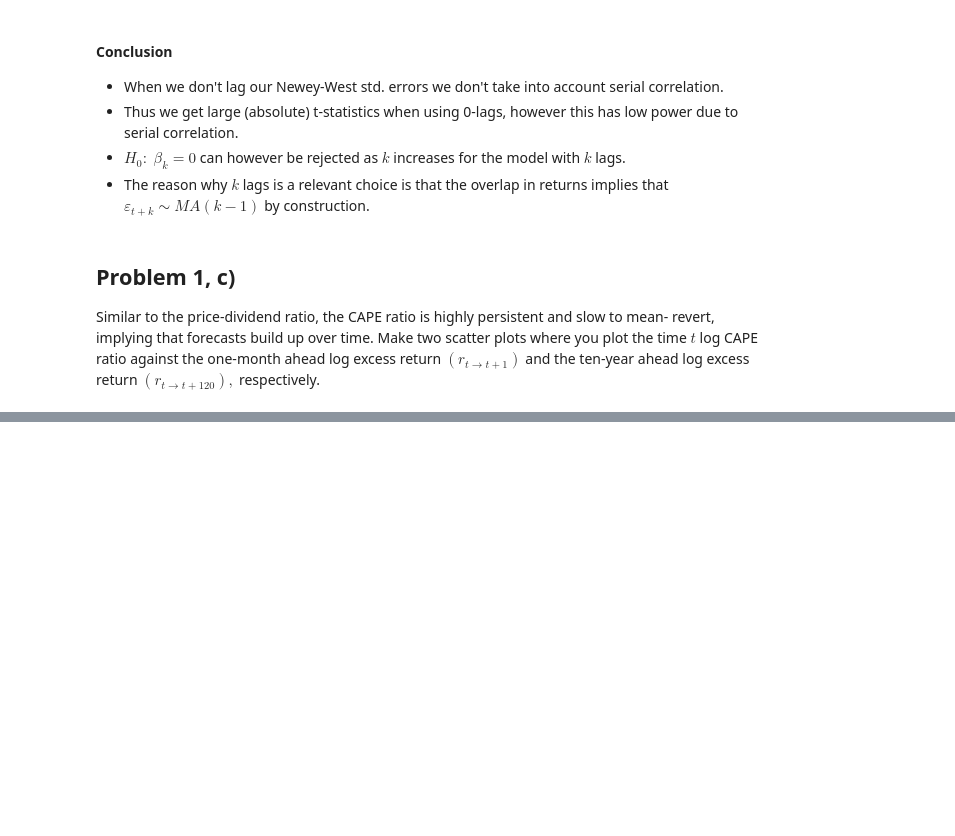
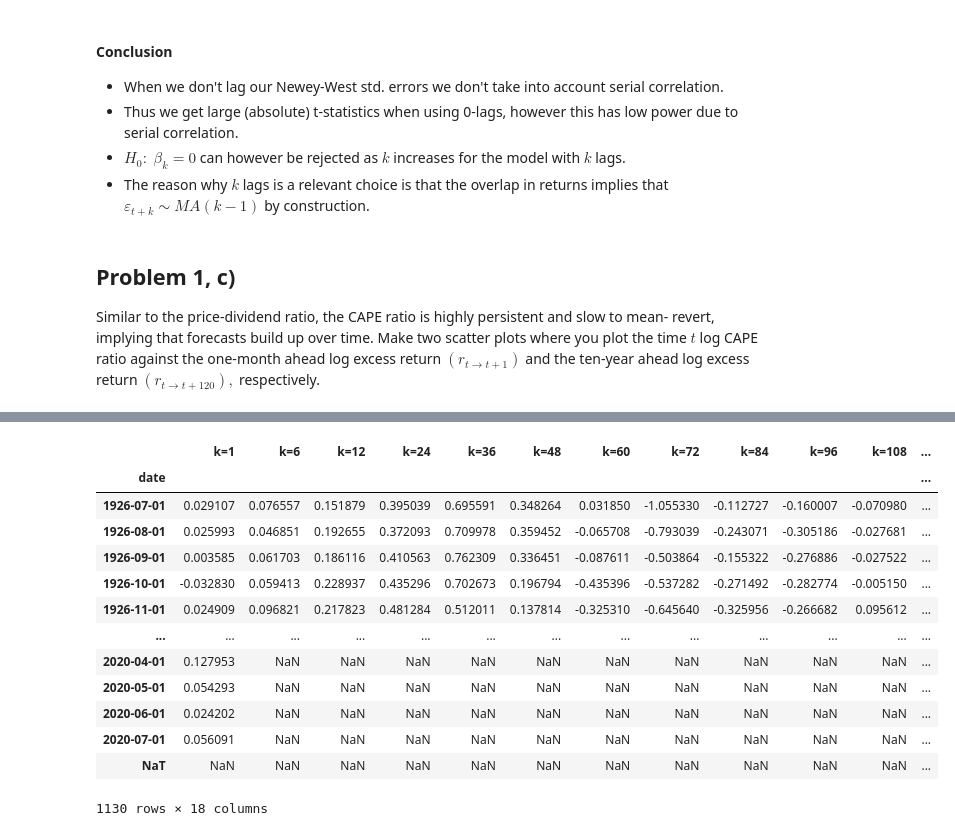
Before and after one commit to ismand95/QFE, a Jupyter notebook: Problem Set 2 - Time-Varying Risk Primea/My Solution/Problem Set 2 - Time-Varying Risk Premia.ipynb, the cells around one changed output, grey strips where cells are left out. Drawn from its saved outputs; the diff is of its cells as text; code cells hidden in the pictures; blank space fills up the shorter version.

```diff
--- a/Problem Set 2 - Time-Varying Risk Primea/My Solution/Problem Set 2 - Time-Varying Risk Premia.ipynb
+++ b/Problem Set 2 - Time-Varying Risk Primea/My Solution/Problem Set 2 - Time-Varying Risk Premia.ipynb
@@ -98,6 +101,7 @@ df = df.sort_index(ascending=True)
 We always lag the predictive variable in predictive regressions. Here we get $r_{t+1}=\alpha+\beta x_{t}+\varepsilon_{t+1}$ _(abstracting from the k-period returns notation)_. Thus we move the returns columns one period backwards.
 # %%
 # Lag all returns one period back-wards
+non_lagged_returns = df[df.columns[3:]]  # in case I need dropped values later
 df[df.columns[3:]] = df[df.columns[3:]].shift(-1)
 df = df.dropna(how='all')
 df
@@ -234,0 +311,31 @@ plt.show()
+# %%
+# Predictive regression forecast - also using expanding window
+PR = []
+
+
+for window in oos_data.expanding(1):  # this works
+
+    if window.index[-1] >= start_oos:
+        res = {'date': window.index[-1]}
+
+        for col in window.columns:
+
+            if col != 'cape':
+                k = re.findall(string=col, pattern='[^\d](\d+)$')[0]
+                k = int(k)
+
+                Y = window[f'k={k}'].iloc[0:-(k + nlag)]
+                X = sm.add_constant(window['cape']).iloc[0:-(k + nlag)]
+
+                # fit OOS predictive regression
+                fit = sm.OLS(endog=Y, exog=X).fit(cov_type='HAC', cov_kwds={'maxlags': k})
+
+                pr_val = np.dot(np.matrix([1, window['cape'].iloc[-(1 + nlag)]]), fit.params.values)
+                res.update({f'PR_k={k}': pr_val[0, 0]})
+
+        # save resulting dictionary
+        PR.append(res)
+
+
+PR_result = pd.DataFrame(PR).set_index('date', drop=True)
+PR_result
@@ -234,0 +357,19 @@ plt.show()
+# %%
+oos_data = non_lagged_returns.join(PR_result)
+oos_data = oos_data.join(PM_result)
+oos_data
+# %% [output]
+|  | k=1 | k=6 | k=12 | k=24 | k=36 | k=48 | k=60 | k=72 | k=84 | k=96 | k=108 | ... |
+| date |  |  |  |  |  |  |  |  |  |  |  | ... |
+| 1926-07-01 | 0.029107 | 0.076557 | 0.151879 | 0.395039 | 0.695591 | 0.348264 | 0.031850 | -1.055330 | -0.112727 | -0.160007 | -0.070980 | ... |
+| 1926-08-01 | 0.025993 | 0.046851 | 0.192655 | 0.372093 | 0.709978 | 0.359452 | -0.065708 | -0.793039 | -0.243071 | -0.305186 | -0.027681 | ... |
+| 1926-09-01 | 0.003585 | 0.061703 | 0.186116 | 0.410563 | 0.762309 | 0.336451 | -0.087611 | -0.503864 | -0.155322 | -0.276886 | -0.027522 | ... |
+| 1926-10-01 | -0.032830 | 0.059413 | 0.228937 | 0.435296 | 0.702673 | 0.196794 | -0.435396 | -0.537282 | -0.271492 | -0.282774 | -0.005150 | ... |
+| 1926-11-01 | 0.024909 | 0.096821 | 0.217823 | 0.481284 | 0.512011 | 0.137814 | -0.325310 | -0.645640 | -0.325956 | -0.266682 | 0.095612 | ... |
+| ... | ... | ... | ... | ... | ... | ... | ... | ... | ... | ... | ... | ... |
+| 2020-04-01 | 0.127953 | NaN | NaN | NaN | NaN | NaN | NaN | NaN | NaN | NaN | NaN | ... |
+| 2020-05-01 | 0.054293 | NaN | NaN | NaN | NaN | NaN | NaN | NaN | NaN | NaN | NaN | ... |
+| 2020-06-01 | 0.024202 | NaN | NaN | NaN | NaN | NaN | NaN | NaN | NaN | NaN | NaN | ... |
+| 2020-07-01 | 0.056091 | NaN | NaN | NaN | NaN | NaN | NaN | NaN | NaN | NaN | NaN | ... |
+| NaT | NaN | NaN | NaN | NaN | NaN | NaN | NaN | NaN | NaN | NaN | NaN | ... |
+1130 rows × 18 columns
```
Also changed, not shown: parts of 10 cells of this notebook, 1 other file.
